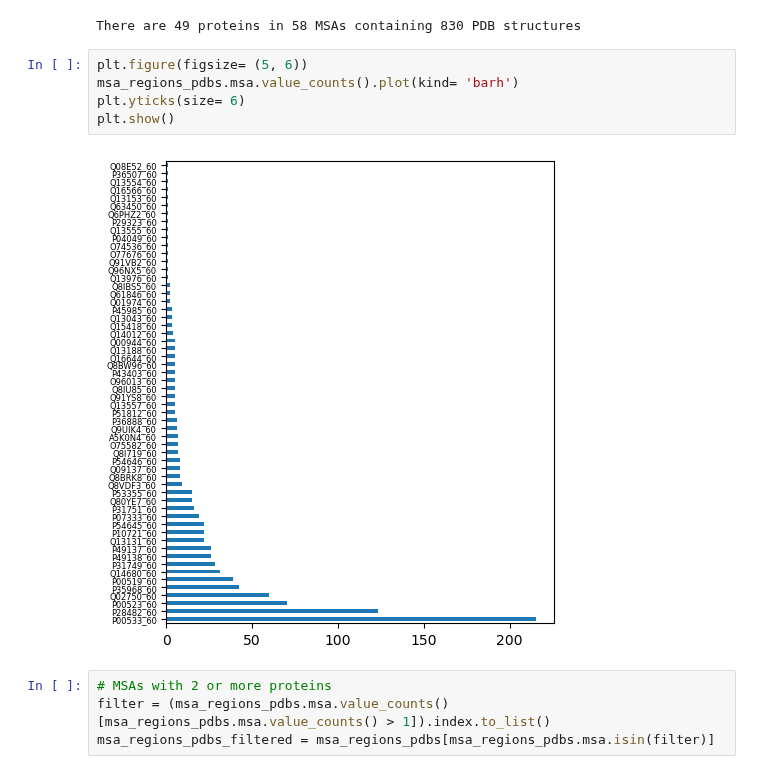
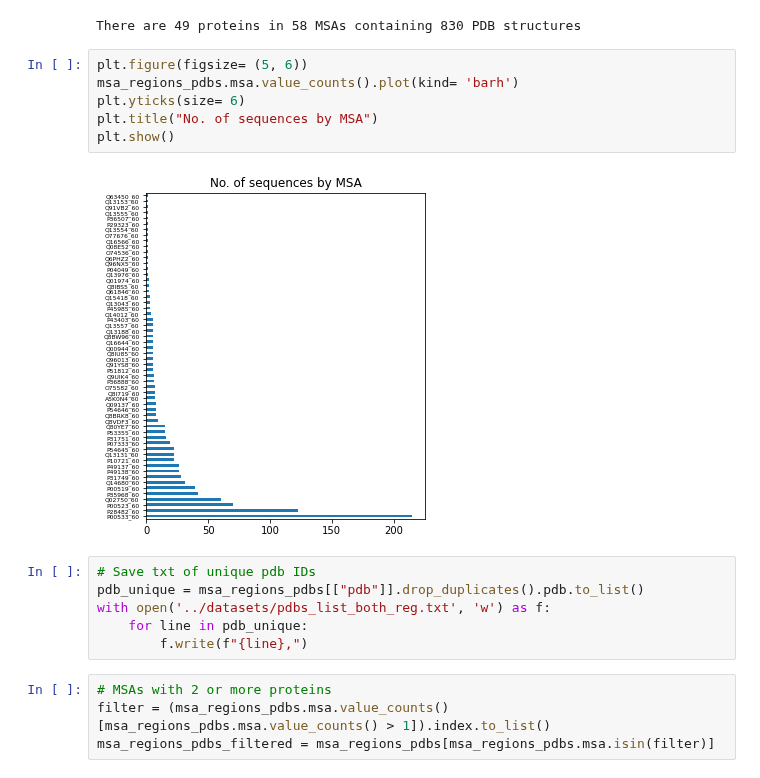
Before and after one commit to alvaro-2/cis-reg, a Jupyter notebook: scripts/map_pdb_orthologs.ipynb, the cells around one changed output. Drawn from its saved outputs; the diff is of its cells as text.

```diff
--- a/scripts/map_pdb_orthologs.ipynb
+++ b/scripts/map_pdb_orthologs.ipynb
@@ -284,10 +284,17 @@ There are 49 proteins in 58 MSAs containing 830 PDB structures
 # %%
 plt.figure(figsize= (5, 6))
 msa_regions_pdbs.msa.value_counts().plot(kind= 'barh')
 plt.yticks(size= 6)
+plt.title("No. of sequences by MSA")
 plt.show()
 # %% [output]
-[figure, old version]
+[figure, new version]
+# %%
+# Save txt of unique pdb IDs
+pdb_unique = msa_regions_pdbs[["pdb"]].drop_duplicates().pdb.to_list()
+with open('../datasets/pdbs_list_both_reg.txt', 'w') as f:
+    for line in pdb_unique:
+        f.write(f"{line},")
 # %%
 # MSAs with 2 or more proteins
 filter = (msa_regions_pdbs.msa.value_counts()[msa_regions_pdbs.msa.value_counts() > 1]).index.to_list()
```
Also changed, not shown: parts of 3 cells of this notebook, 7 other files.
